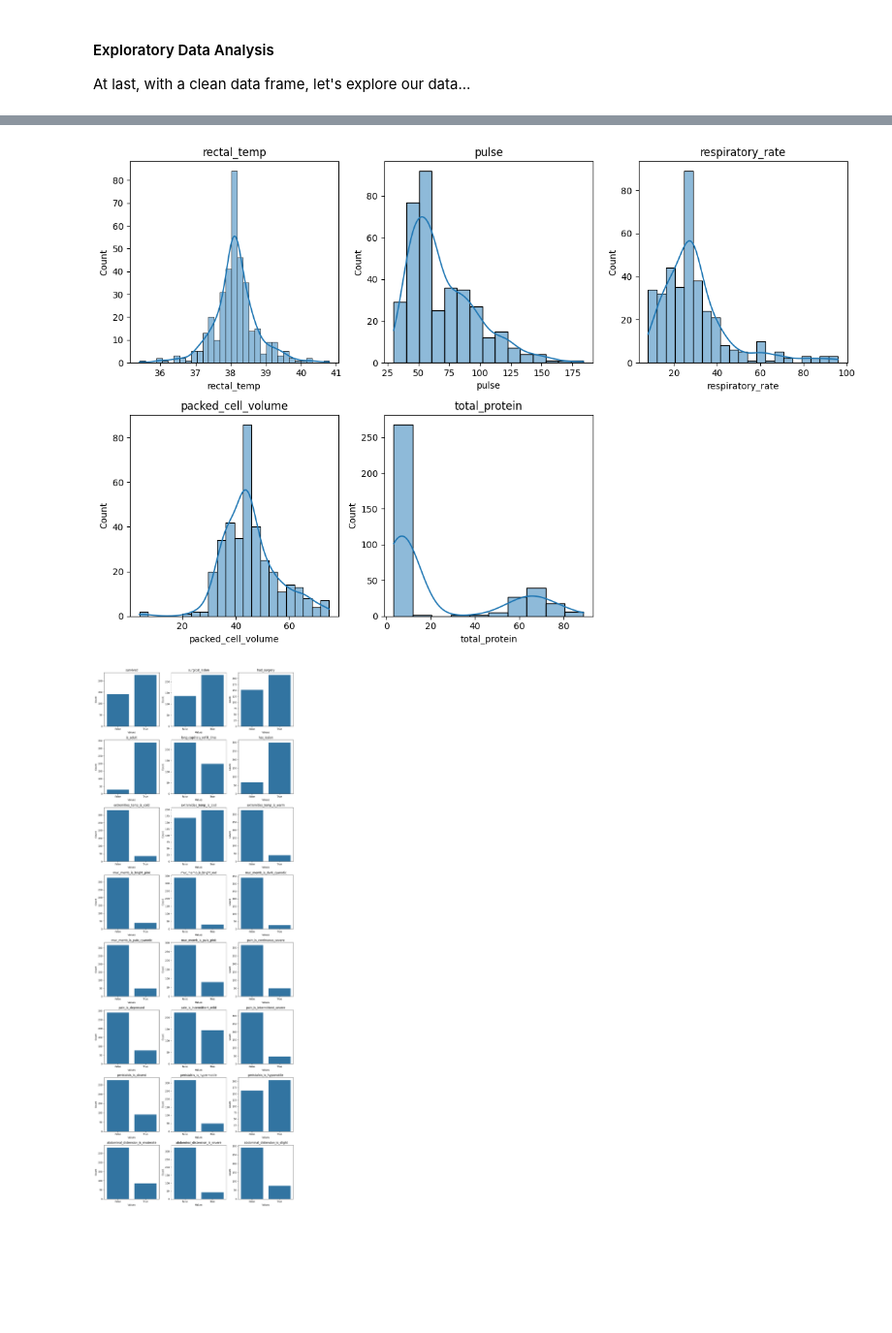
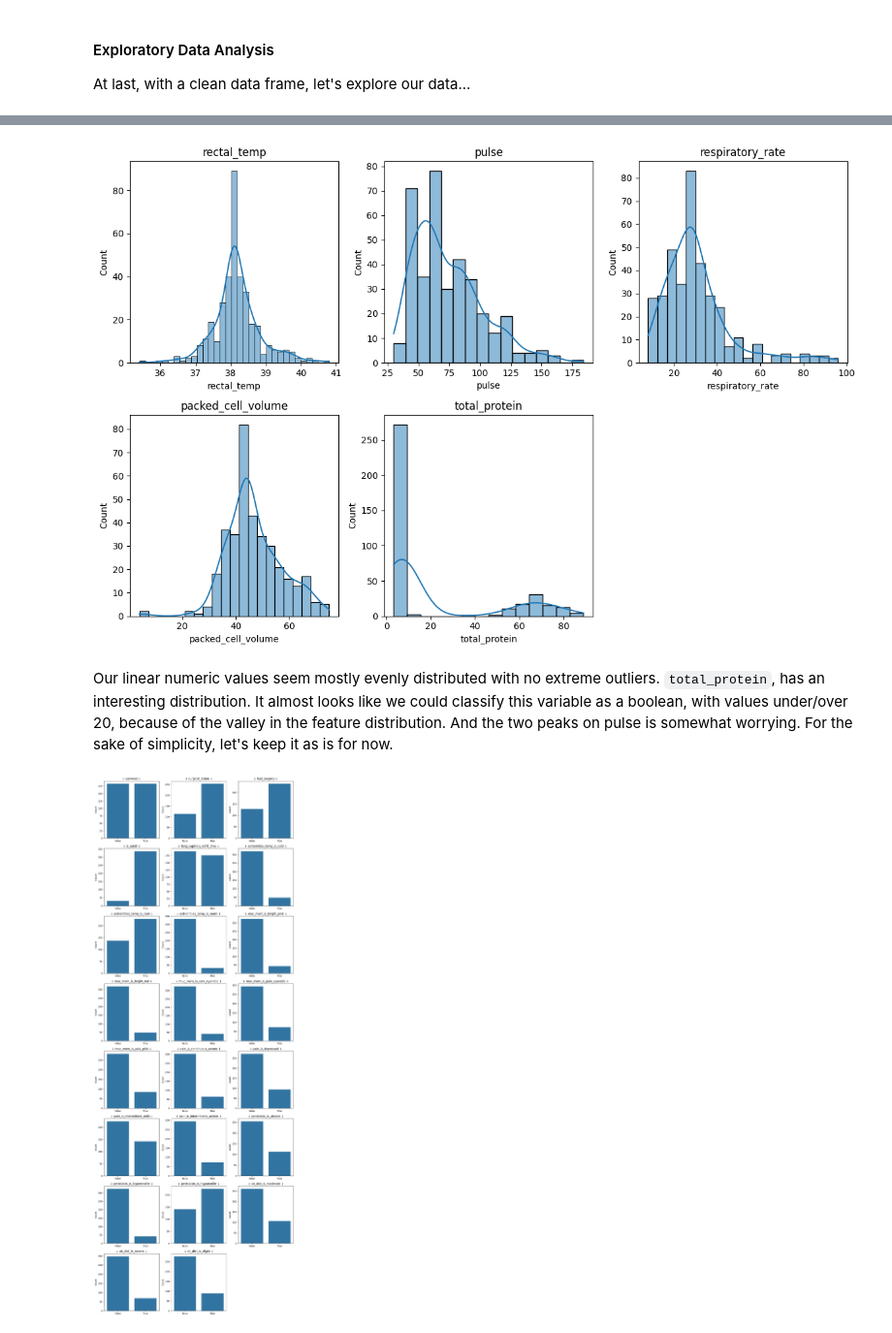
Before and after one commit to mrkmhny/horses, a Jupyter notebook: horses.ipynb, the cells around one changed output, grey strips where cells are left out. Shown at 97% size. Saved outputs shown, nothing was run; the diff lists cells and outputs as text; code cells hidden in the pictures; blank space fills up the shorter version.

Commit message:
first model

```diff
--- a/horses.ipynb
+++ b/horses.ipynb
@@ -304,7 +315,7 @@ memory usage: 33.6 KB
 | 4 | 37.3 | 104.0 | 35.0 | NaN | 6.0 | NaN | NaN | ... |
 # %%
 # After all the general cleanup tasks, looking at the df.info() output, we are left with 16 columns, including the target value.
-# Let's evaluate each one to make sure the data is ready for modeling...
+# There is still some cleanup required before we're ready for modeling...
 
 # The following are linear features that seem promising and can be likely be inputed with an average value
 averageable_columns = ['rectal_temp', 'pulse', 'respiratory_rate', 'packed_cell_volume', 'total_protein']
@@ -386,15 +397,13 @@ meaningful_names = {
 }
 df['abdominal_distension'] = df['abdominal_distension'].map(meaningful_names)
 
-dummies = pd.get_dummies(df, prefix='abdominal_distension', prefix_sep='_').drop('abdominal_distension_is_normal', axis=1)
+dummies = pd.get_dummies(df, prefix='ab_dist', prefix_sep='_').drop('ab_dist_is_normal', axis=1)
 for column in dummies.columns:
     df[column] = dummies[column]
 df = df.drop(columns='abdominal_distension')
 
 # Move "survived" to the first column
 target = df.pop('survived')
-
-# Insert it back at position 0
 df.insert(0, 'survived', target)
 
 df.info(verbose=True, show_counts=True)
@@ -422 +430,8 @@ memory usage: 25.7 KB
 At last, with a clean data frame, let's explore our data...
+# %%
+# Let's check how balanced our data is...
+
+df_train, df_test = train_test_split(df, test_size=0.2, random_state=1)
+
+sns.countplot(x='survived', data=df_train)
+plt.show()
@@ -423,50 +487,55 @@ At last, with a clean data frame, let's explore our data...
+# %%
+# Linear features distribution Histogram
+
+# Number of rows/columns
+n_rows = 2
+n_cols = 3
+
+# Set up the matplotlib figure
+plt.figure(figsize=(n_cols * 4, n_rows * 4))
+
+# Loop through the numerical columns
+for index, column in enumerate(df_train_resampled.select_dtypes(include=['number']).columns):
+    plt.subplot(n_rows, n_cols, index + 1)
+    sns.histplot(df_train_resampled[column], kde=True)
+    plt.title(f'{column}')
+
+plt.tight_layout()
+plt.show()
+# %% [output]
+[figure, added]
+# %% [markdown]
+Our linear numeric values seem mostly evenly distributed with no extreme outliers.  `total_protein`, has an interesting distribution.  It almost looks like we could classify this variable as a boolean, with values under/over 20, because of the valley in the feature distribution. And the two peaks on pulse is somewhat worrying. For the sake of simplicity, let's keep it as is for now.
 # %%
-# Number of rows/columns
-n_rows = 2
-n_cols = 3
-
-# Set up the matplotlib figure
-plt.figure(figsize=(n_cols * 4, n_rows * 4))
-
-# Loop through the numerical columns
-for index, column in enumerate(df.select_dtypes(include=['number']).columns):
-    plt.subplot(n_rows, n_cols, index + 1)
-    sns.histplot(df[column], kde=True)
-    plt.title(f'{column}')
-
-# print(df['total_protein'].unique())
-
-plt.tight_layout()
-plt.show()
+# Distribution of boolean values
 
 # Determine the number of boolean columns
-num_features = df.select_dtypes(include=['bool']).shape[1]
+num_features = df_train_resampled.select_dtypes(include=['bool']).shape[1]
 
 # Set up the grid
 n_cols = 3  # Max columns per row
 n_rows = (num_features + n_cols - 1) // n_cols  # Calculate rows needed, rounding up
 
 # Create a figure and axes with a subplot for each boolean feature
 fig, axes = plt.subplots(n_rows, n_cols, figsize=(n_cols * 4, n_rows * 4))  # Adjust figsize as necessary
 
 # Flatten the axes array if more than one row and column
 axes = axes.flatten()
 
 # Loop through the boolean columns and create a histogram for each
-for i, col in enumerate(df.select_dtypes(include=['bool']).columns):
+for i, col in enumerate(df_train_resampled.select_dtypes(include=['bool']).columns):
     ax = axes[i]  # Get the appropriate subplot axis
-    sns.countplot(x=df[col], ax=ax)  # Plot the countplot/histogram
-    ax.set_title(f'{col}')  # Set the title for each histogram
-    ax.set_xlabel('Values')  # Set x-axis label
+    sns.countplot(x=df_train_resampled[col], ax=ax)  # Plot the countplot/histogram
+    ax.set_title(f'↓ {col} ↓')  # Set the title for each histogram
+    ax.set_xlabel('')  # Set x-axis label
     ax.set_ylabel('Count')  # Set y-axis label
 
 # Hide any unused axes if the number of plots is less than the number of subplots
 for j in range(i + 1, n_rows * n_cols):
     axes[j].set_visible(False)
 
 # Adjust layout to prevent overlap
 plt.tight_layout()
 plt.show()
 # %% [output]
-[figure, old version]
+[figure, new version]
-[figure, removed]
```
Also changed, not shown: parts of 23 cells of this notebook.
